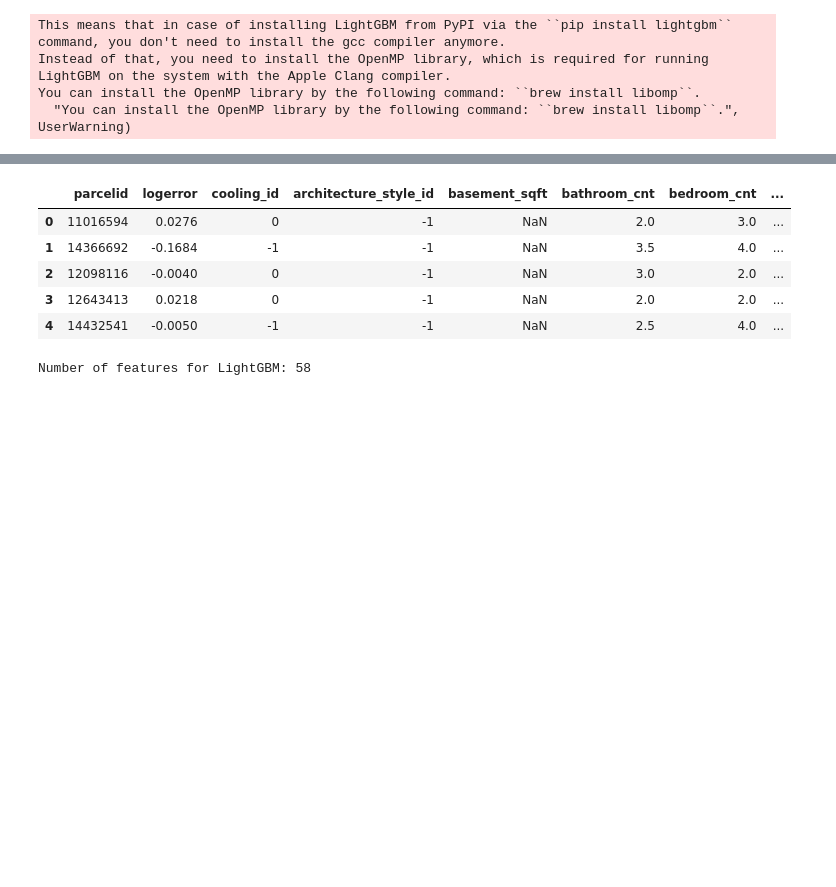
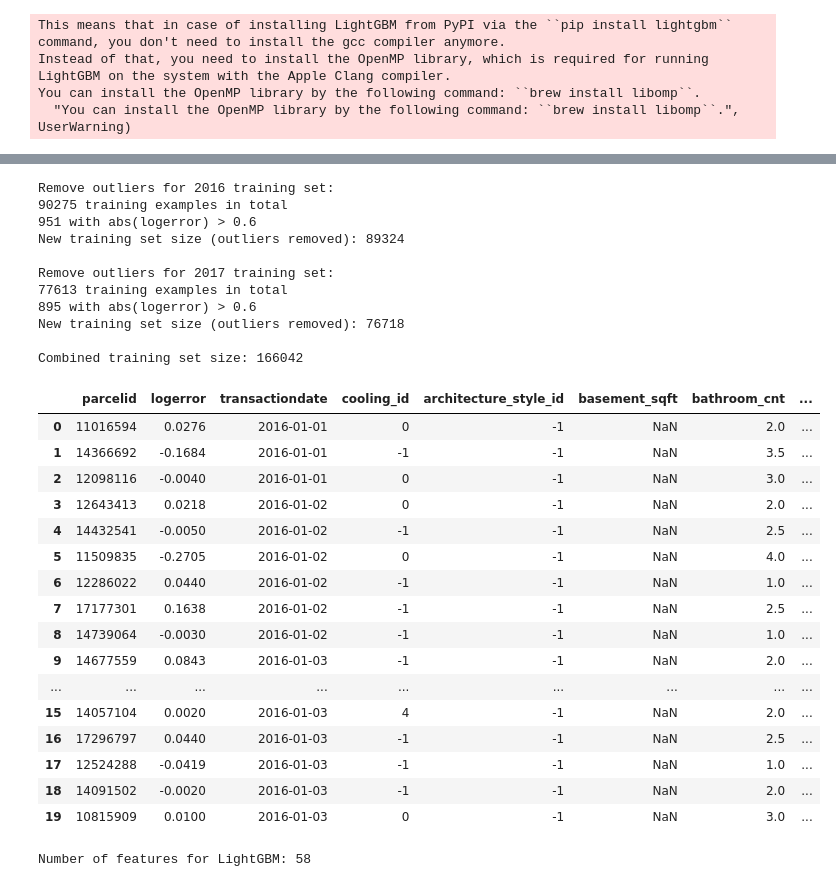
Before and after one commit to junjiedong/Zillow-Kaggle, a Jupyter notebook: model.ipynb, the cells around one changed output, grey strips where cells are left out. Saved outputs shown, nothing was run; the diff lists cells and outputs as text; code cells hidden in the pictures; blank space fills up the shorter version.

```diff
--- a/model.ipynb
+++ b/model.ipynb
@@ -72,17 +92,2 @@ prop.head()
 | 3 | 10859147 | -1 | -1 | NaN | 0.0 | 0.0 | 2 | ... |
 | 4 | 10879947 | -1 | -1 | NaN | 0.0 | 0.0 | 3 | ... |
-# %%
-# Join the training data with the property table
-train_2016 = train_2016.merge(how='left', right=prop, on='parcelid')
-
-# Remove outliers from training set
-threshold = 0.6
-print("{} training examples in total".format(len(train_2016)))
-print("{} with abs(logerror) > {}".format((abs(train_2016.logerror) > threshold).sum(), threshold))
-
-train_2016 = train_2016[abs(train_2016.logerror) <= threshold]
-print("New training set size (outliers removed): {}".format(len(train_2016)))
-
-# Look at how complete (i.e. no missing value) each training set feature is
-data_proc.print_complete_percentage(train_2016)
-train_2016.head(30)
@@ -124,13 +94,47 @@ framing_id: 0.00014553759347991582
-# %%
-# Add datetime features
-logerror_year, logerror_month, logerror_quarter = data_proc.compute_datetime_aggregate_features(train_2016)
-train_2016 = data_proc.add_datetime_aggregate_features(train_2016, logerror_year, logerror_month, logerror_quarter)
-train_2016.head()
-# %% [output]
-|  | parcelid | logerror | cooling_id | architecture_style_id | basement_sqft | bathroom_cnt | bedroom_cnt | ... |
-| 0 | 11016594 | 0.0276 | 0 | -1 | NaN | 2.0 | 3.0 | ... |
-| 1 | 14366692 | -0.1684 | -1 | -1 | NaN | 3.5 | 4.0 | ... |
-| 2 | 12098116 | -0.0040 | 0 | -1 | NaN | 3.0 | 2.0 | ... |
-| 3 | 12643413 | 0.0218 | 0 | -1 | NaN | 2.0 | 2.0 | ... |
-| 4 | 14432541 | -0.0050 | -1 | -1 | NaN | 2.5 | 4.0 | ... |
+# %%
+# Join the training data with the property table
+train_2016 = train_2016.merge(how='left', right=prop_2016, on='parcelid')
+train_2017 = train_2017.merge(how='left', right=prop_2017, on='parcelid')
+
+# Remove outliers from training set
+threshold = 0.6
+print("Remove outliers for 2016 training set:")
+train_2016 = data_proc.remove_outliers(train_2016, threshold)
+print("\nRemove outliers for 2017 training set:")
+train_2017 = data_proc.remove_outliers(train_2017, threshold)
+
+# Combine the 2016 and 2017 training sets
+train = pd.concat([train_2016, train_2017], axis=0, ignore_index=True)
+print("\nCombined training set size: {}".format(len(train)))
+
+train.head(20)
+# %% [output]
+Remove outliers for 2016 training set:
+90275 training examples in total
+951 with abs(logerror) > 0.6
+New training set size (outliers removed): 89324
+
+Remove outliers for 2017 training set:
+77613 training examples in total
+895 with abs(logerror) > 0.6
+New training set size (outliers removed): 76718
+
+Combined training set size: 166042
+|  | parcelid | logerror | transactiondate | cooling_id | architecture_style_id | basement_sqft | bathroom_cnt | ... |
+| 0 | 11016594 | 0.0276 | 2016-01-01 | 0 | -1 | NaN | 2.0 | ... |
+| 1 | 14366692 | -0.1684 | 2016-01-01 | -1 | -1 | NaN | 3.5 | ... |
+| 2 | 12098116 | -0.0040 | 2016-01-01 | 0 | -1 | NaN | 3.0 | ... |
+| 3 | 12643413 | 0.0218 | 2016-01-02 | 0 | -1 | NaN | 2.0 | ... |
+| 4 | 14432541 | -0.0050 | 2016-01-02 | -1 | -1 | NaN | 2.5 | ... |
+| 5 | 11509835 | -0.2705 | 2016-01-02 | 0 | -1 | NaN | 4.0 | ... |
+| 6 | 12286022 | 0.0440 | 2016-01-02 | -1 | -1 | NaN | 1.0 | ... |
+| 7 | 17177301 | 0.1638 | 2016-01-02 | -1 | -1 | NaN | 2.5 | ... |
+| 8 | 14739064 | -0.0030 | 2016-01-02 | -1 | -1 | NaN | 1.0 | ... |
+| 9 | 14677559 | 0.0843 | 2016-01-03 | -1 | -1 | NaN | 2.0 | ... |
+| ... | ... | ... | ... | ... | ... | ... | ... | ... |
+| 15 | 14057104 | 0.0020 | 2016-01-03 | 4 | -1 | NaN | 2.0 | ... |
+| 16 | 17296797 | 0.0440 | 2016-01-03 | -1 | -1 | NaN | 2.5 | ... |
+| 17 | 12524288 | -0.0419 | 2016-01-03 | -1 | -1 | NaN | 1.0 | ... |
+| 18 | 14091502 | -0.0020 | 2016-01-03 | -1 | -1 | NaN | 2.0 | ... |
+| 19 | 10815909 | 0.0100 | 2016-01-03 | 0 | -1 | NaN | 3.0 | ... |
 # %%
```
Also changed, not shown: parts of 11 cells of this notebook, 1 other file.
